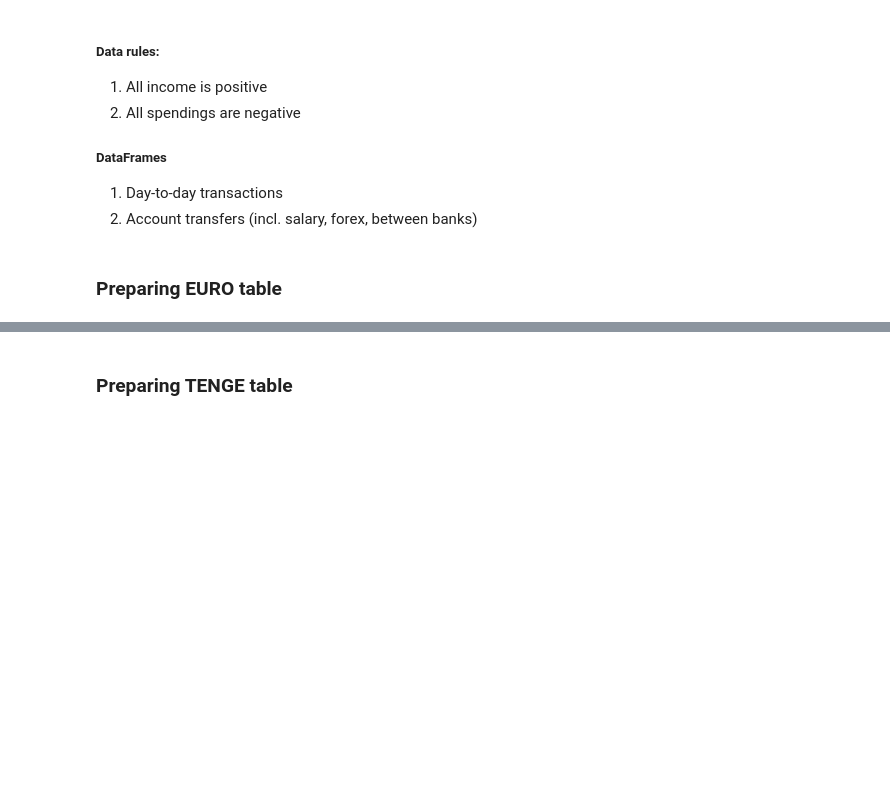
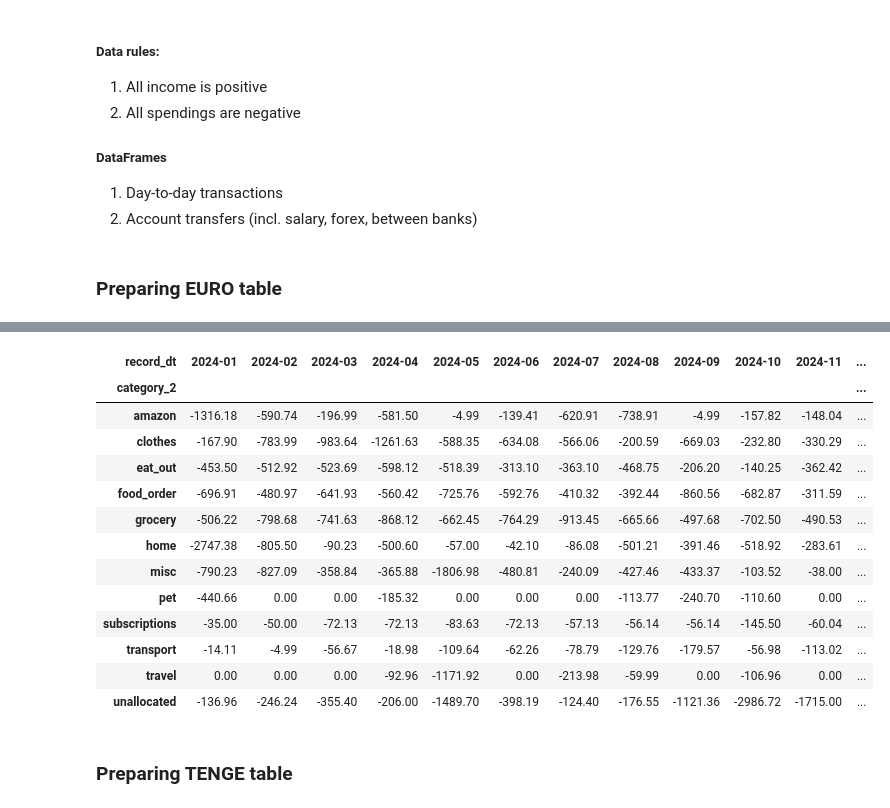
Before and after one commit to cry0steam/budget, a Jupyter notebook: budget_analysis.ipynb, the cells around one changed output, grey strips where cells are left out. Saved outputs shown, nothing was run; the diff lists cells and outputs as text; code cells hidden in the pictures; blank space fills up the shorter version.

Commit message:
feat: add new bank transaction data and categories

```diff
--- a/budget_analysis.ipynb
+++ b/budget_analysis.ipynb
@@ -248,3 +257,31 @@ grouped_df
+# %%
+#df_euro[df_euro['category_2'] == 'clothes'].sort_values(by='sum').head(10)
+
+monthly_sum = df_euro.groupby([df_euro['record_dt'].dt.to_period('M'), 'category_2'])['sum'].sum().reset_index()
+
+# Pivot the DataFrame to have months as columns
+pivot_table = monthly_sum.pivot(index='category_2', columns='record_dt', values='sum').fillna(0)
+
+# Convert the PeriodIndex to a string for clarity
+pivot_table.columns = pivot_table.columns.astype(str)
+
+# Display the pivot table
+pivot_table
+# %% [output]
+| record_dt | 2024-01 | 2024-02 | 2024-03 | 2024-04 | 2024-05 | 2024-06 | 2024-07 | 2024-08 | 2024-09 | 2024-10 | 2024-11 | ... |
+| category_2 |  |  |  |  |  |  |  |  |  |  |  | ... |
+| amazon | -1316.18 | -590.74 | -196.99 | -581.50 | -4.99 | -139.41 | -620.91 | -738.91 | -4.99 | -157.82 | -148.04 | ... |
+| clothes | -167.90 | -783.99 | -983.64 | -1261.63 | -588.35 | -634.08 | -566.06 | -200.59 | -669.03 | -232.80 | -330.29 | ... |
+| eat_out | -453.50 | -512.92 | -523.69 | -598.12 | -518.39 | -313.10 | -363.10 | -468.75 | -206.20 | -140.25 | -362.42 | ... |
+| food_order | -696.91 | -480.97 | -641.93 | -560.42 | -725.76 | -592.76 | -410.32 | -392.44 | -860.56 | -682.87 | -311.59 | ... |
+| grocery | -506.22 | -798.68 | -741.63 | -868.12 | -662.45 | -764.29 | -913.45 | -665.66 | -497.68 | -702.50 | -490.53 | ... |
+| home | -2747.38 | -805.50 | -90.23 | -500.60 | -57.00 | -42.10 | -86.08 | -501.21 | -391.46 | -518.92 | -283.61 | ... |
+| misc | -790.23 | -827.09 | -358.84 | -365.88 | -1806.98 | -480.81 | -240.09 | -427.46 | -433.37 | -103.52 | -38.00 | ... |
+| pet | -440.66 | 0.00 | 0.00 | -185.32 | 0.00 | 0.00 | 0.00 | -113.77 | -240.70 | -110.60 | 0.00 | ... |
+| subscriptions | -35.00 | -50.00 | -72.13 | -72.13 | -83.63 | -72.13 | -57.13 | -56.14 | -56.14 | -145.50 | -60.04 | ... |
+| transport | -14.11 | -4.99 | -56.67 | -18.98 | -109.64 | -62.26 | -78.79 | -129.76 | -179.57 | -56.98 | -113.02 | ... |
+| travel | 0.00 | 0.00 | 0.00 | -92.96 | -1171.92 | 0.00 | -213.98 | -59.99 | 0.00 | -106.96 | 0.00 | ... |
+| unallocated | -136.96 | -246.24 | -355.40 | -206.00 | -1489.70 | -398.19 | -124.40 | -176.55 | -1121.36 | -2986.72 | -1715.00 | ... |
 # %% [markdown]
 ### Preparing TENGE table
 # %%
```
Also changed, not shown: parts of 7 cells of this notebook, 3 other files.
